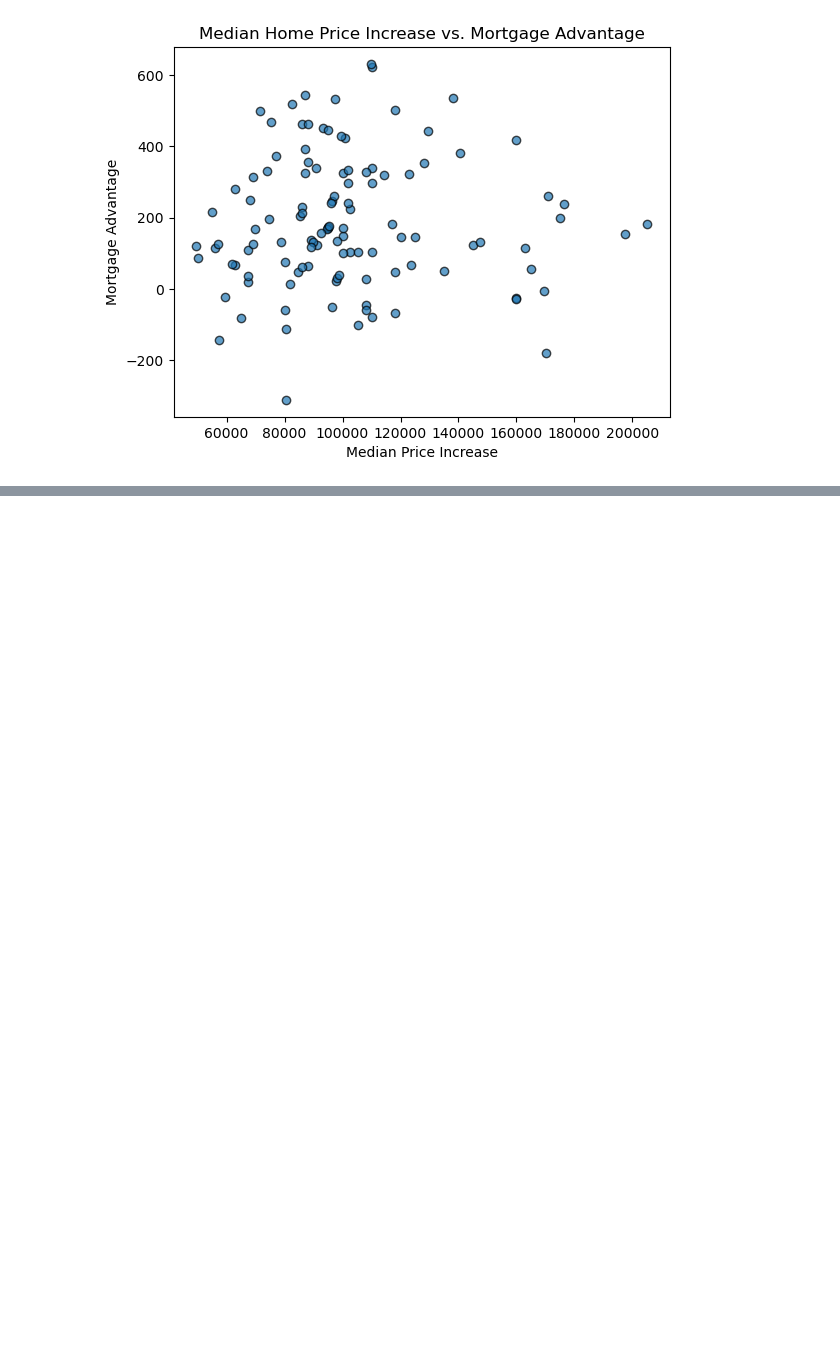
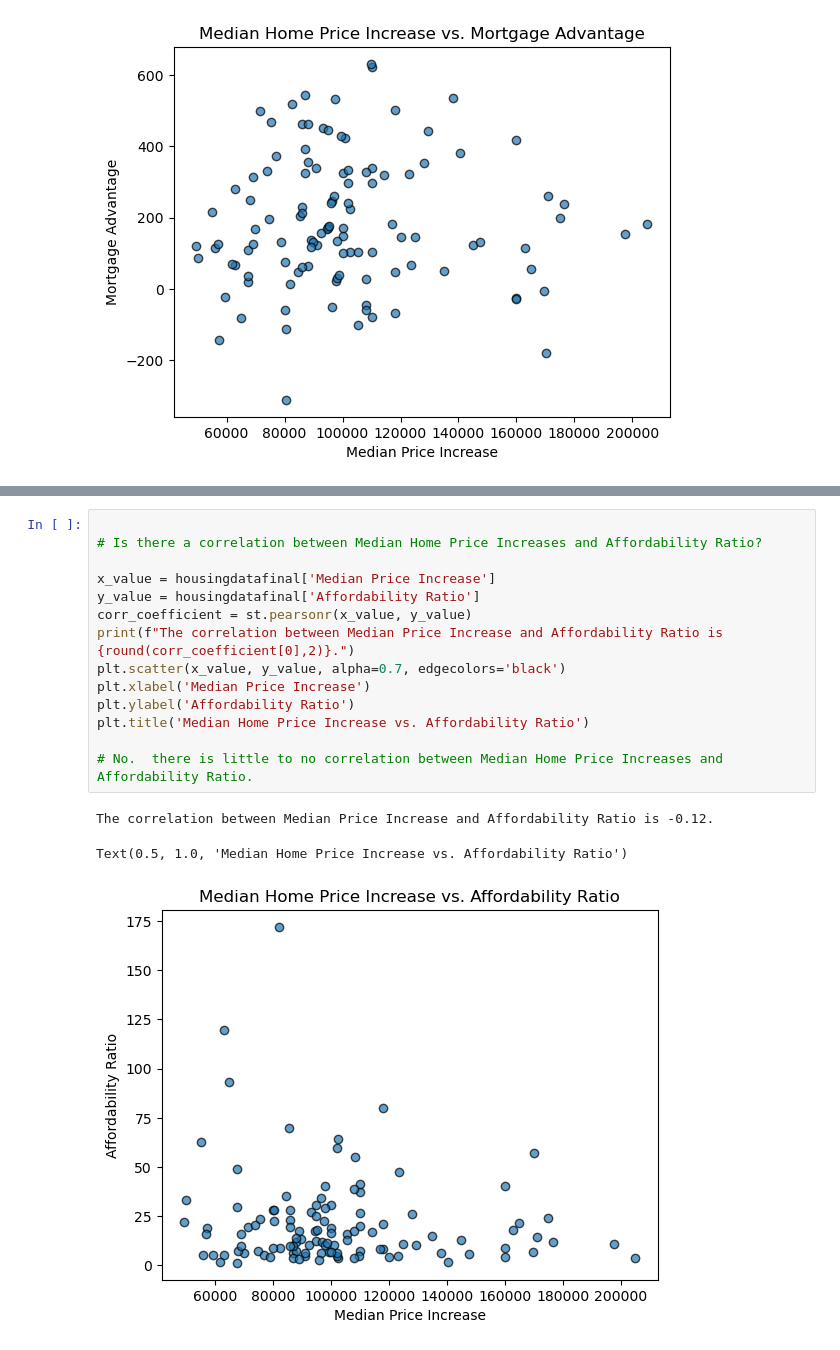
Before and after one commit to smsimba225/Project_1, a Jupyter notebook: Project1_Owen.ipynb, the cells around one changed output, grey strips where cells are left out. Cells and saved outputs as stored; diff of their text form; blank space fills up the shorter version.

```diff
--- a/Project1_Owen.ipynb
+++ b/Project1_Owen.ipynb
@@ -853,0 +883,18 @@ The correlation between Median Price Increase and Mortgage Advantage is 0.01.
+# %%
+
+# Is there a correlation between Median Home Price Increases and Affordability Ratio?
+
+x_value = housingdatafinal['Median Price Increase']
+y_value = housingdatafinal['Affordability Ratio']
+corr_coefficient = st.pearsonr(x_value, y_value)
+print(f"The correlation between Median Price Increase and Affordability Ratio is {round(corr_coefficient[0],2)}.")
+plt.scatter(x_value, y_value, alpha=0.7, edgecolors='black')
+plt.xlabel('Median Price Increase')
+plt.ylabel('Affordability Ratio')
+plt.title('Median Home Price Increase vs. Affordability Ratio')
+
+# No.  there is little to no correlation between Median Home Price Increases and Affordability Ratio.
+# %% [output]
+The correlation between Median Price Increase and Affordability Ratio is -0.12.
+Text(0.5, 1.0, 'Median Home Price Increase vs. Affordability Ratio')
+[figure, added]
```
Also changed, not shown: parts of 1 cell of this notebook.
